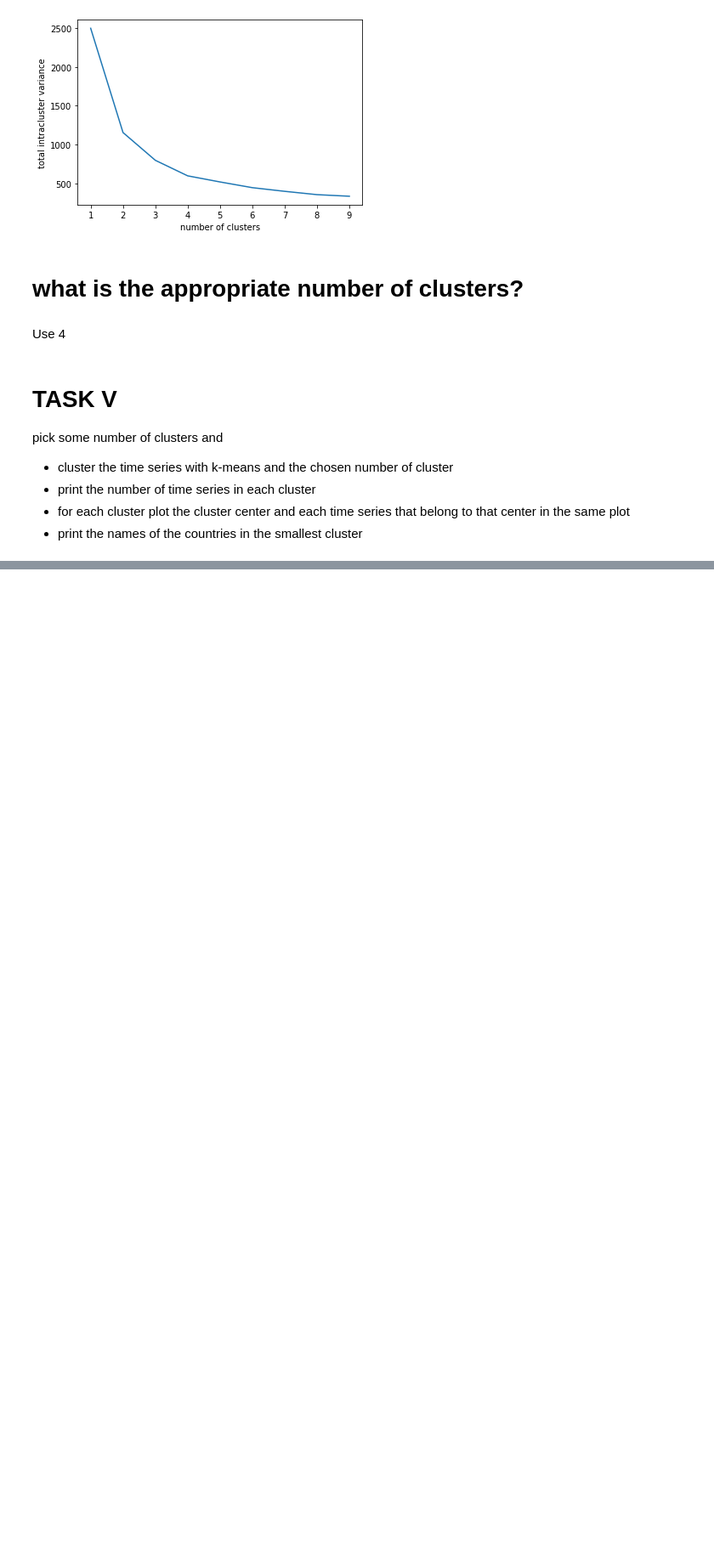
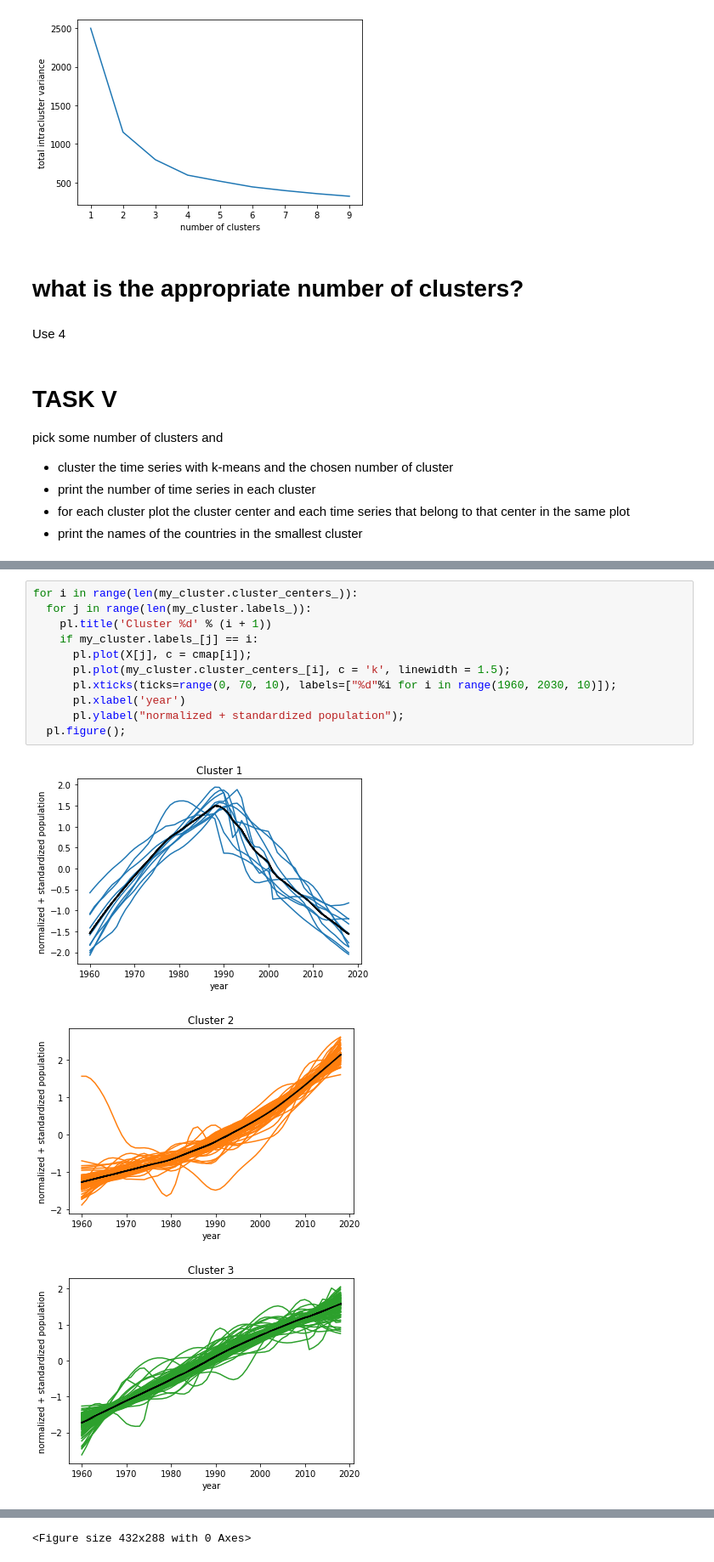
Before and after one commit to TedFess/DSPS_tFessaras, a Jupyter notebook: HW11/time_series_clustering_Tfessaras.ipynb, the cells around one changed output, grey strips where cells are left out. Shown: that part at 85% size. Drawn from its saved outputs; the diff is of its cells as text; blank space fills up the shorter version.

```diff
--- a/HW11/time_series_clustering_Tfessaras.ipynb
+++ b/HW11/time_series_clustering_Tfessaras.ipynb
@@ -222,0 +246,15 @@ X.shape, c[0].shape
+# %%
+for i in range(len(my_cluster.cluster_centers_)):
+  for j in range(len(my_cluster.labels_)):
+    pl.title('Cluster %d' % (i + 1))
+    if my_cluster.labels_[j] == i:
+      pl.plot(X[j], c = cmap[i]);
+      pl.plot(my_cluster.cluster_centers_[i], c = 'k', linewidth = 1.5);
+      pl.xticks(ticks=range(0, 70, 10), labels=["%d"%i for i in range(1960, 2030, 10)]);
+      pl.xlabel('year')
+      pl.ylabel("normalized + standardized population");
+  pl.figure();
+# %% [output]
+[figure, added]
+[figure, added]
+[figure, added]
@@ -222,0 +262 @@ X.shape, c[0].shape
+<Figure size 432x288 with 0 Axes>
```
Also changed, not shown: parts of 9 cells of this notebook.
